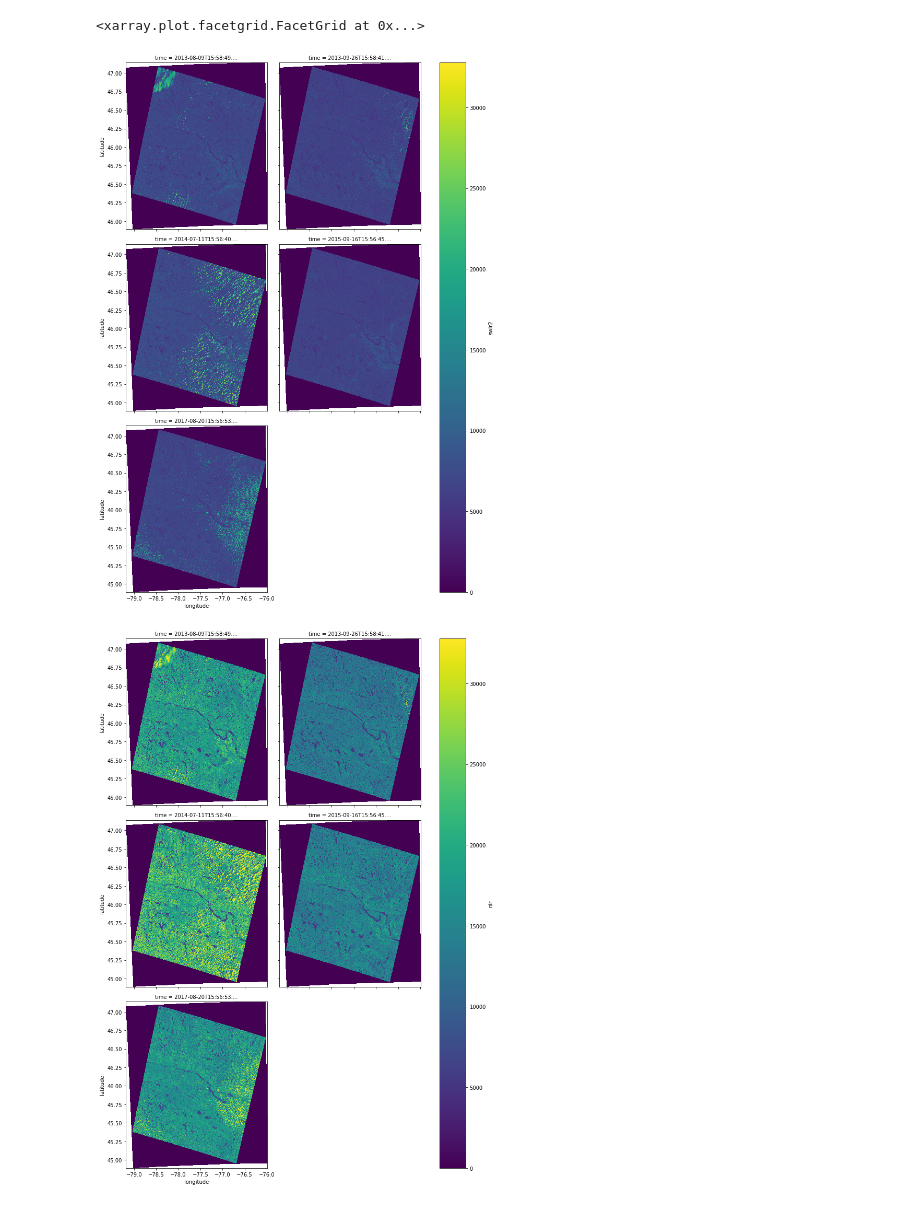
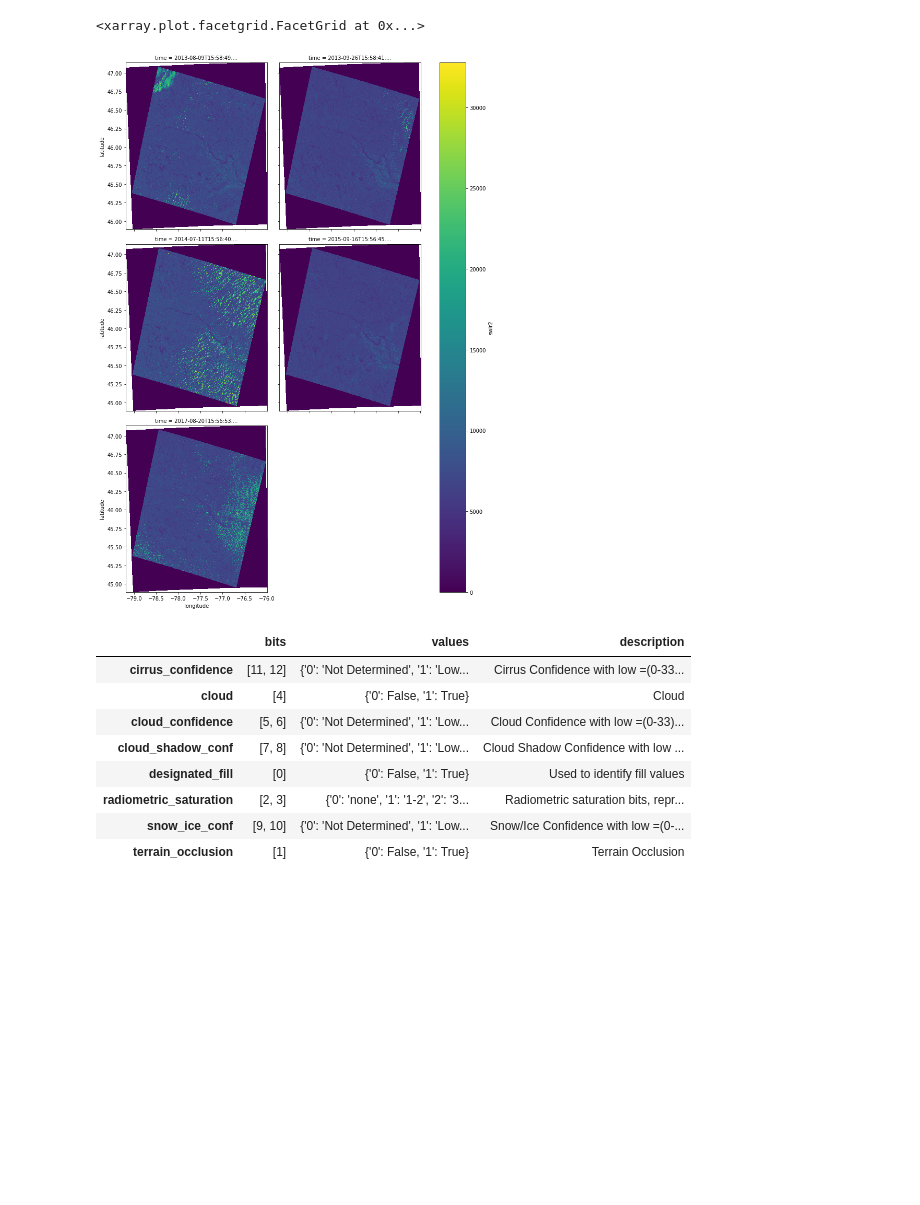
Before and after one commit to jeannettestrand/data_cube_docs, a Jupyter notebook: notebooks/NDBI.ipynb, the cells around one changed output. Saved outputs shown, nothing was run; the diff lists cells and outputs as text; code cells hidden in the pictures; blank space fills up the shorter version.

```diff
--- a/notebooks/NDBI.ipynb
+++ b/notebooks/NDBI.ipynb
@@ -20,16 +20,26 @@ two_bands = dc.load(product = p
                    )
 # %%
 # Isolate all valid data in the the two bands of interest
-swir = two_bands.swir2.where(two_bands.swir2 != two_bands.swir2.attrs['nodata'])
-nir = two_bands.nir.where(two_bands.nir != two_bands.nir.attrs['nodata'])
-swir.plot(col='time'
+swir2 = data.swir2.where(data.swir2 != data.swir2.attrs['nodata'])
+nir = data.nir.where(data.nir != data.nir.attrs['nodata'])
+swir2.plot(col='time'
           , col_wrap = 2
           , size = 5)
-nir.plot(col='time'
-          , col_wrap = 2
-          , size = 5)
 # %% [output]
 <xarray.plot.facetgrid.FacetGrid at 0x...>
 [figure]
-[figure, removed]
+# %%
+# Use the masking library to see how the bit flags are defined in the dataset
+import pandas
+pandas.DataFrame.from_dict(masking.get_flags_def(data.quality), orient='index')
+# %% [output]
+|  | bits | values | description |
+| cirrus_confidence | [11, 12] | {'0': 'Not Determined', '1': 'Low... | Cirrus Confidence with low =(0-33... |
+| cloud | [4] | {'0': False, '1': True} | Cloud |
+| cloud_confidence | [5, 6] | {'0': 'Not Determined', '1': 'Low... | Cloud Confidence with low =(0-33)... |
+| cloud_shadow_conf | [7, 8] | {'0': 'Not Determined', '1': 'Low... | Cloud Shadow Confidence with low ... |
+| designated_fill | [0] | {'0': False, '1': True} | Used to identify fill values |
+| radiometric_saturation | [2, 3] | {'0': 'none', '1': '1-2', '2': '3... | Radiometric saturation bits, repr... |
+| snow_ice_conf | [9, 10] | {'0': 'Not Determined', '1': 'Low... | Snow/Ice Confidence with low =(0-... |
+| terrain_occlusion | [1] | {'0': False, '1': True} | Terrain Occlusion |
 # %%
```
Also changed, not shown: parts of 3 cells of this notebook, 7 other files.
